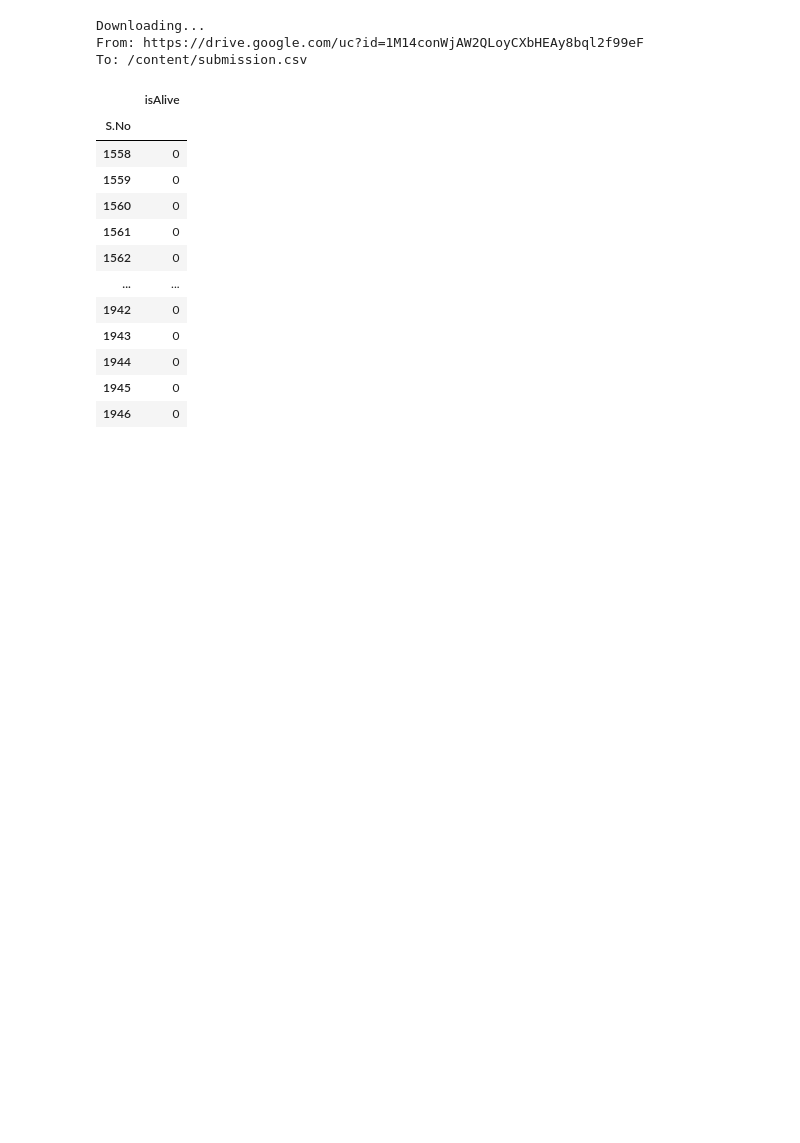
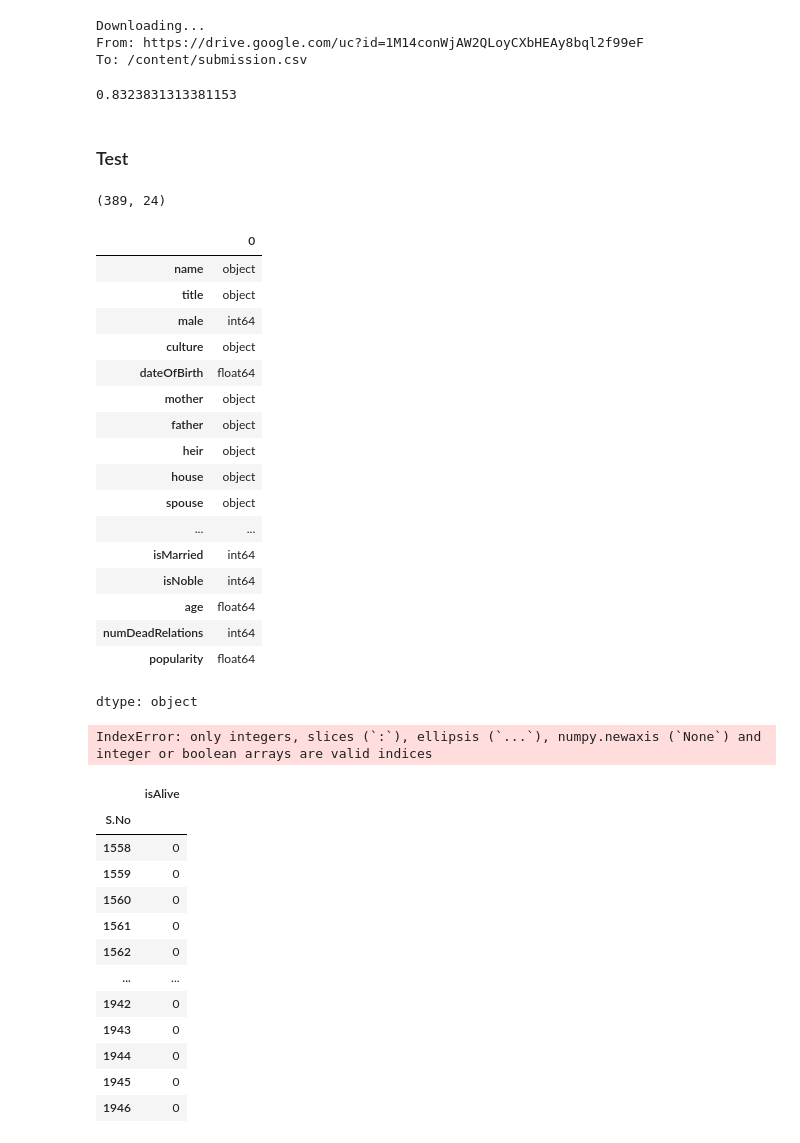
Before and after one commit to TastyButSadly/Notebooks, a Jupyter notebook: week_01_ml_intro/Homework/hw_1_game_of_thrones.ipynb, the cells around one changed output. Saved outputs shown, nothing was run; the diff lists cells and outputs as text; code cells hidden in the pictures; blank space fills up the shorter version.

```diff
--- a/week_01_ml_intro/Homework/hw_1_game_of_thrones.ipynb
+++ b/week_01_ml_intro/Homework/hw_1_game_of_thrones.ipynb
@@ -676,6 +810,69 @@ print("Accuracy : %.4f" % accuracy)
 Downloading...
 From: https://drive.google.com/uc?id=1M14conWjAW2QLoyCXbHEAy8bql2f99eF
 To: /content/submission.csv
+# %%
+from sklearn.model_selection import cross_val_score
+
+rf_class = RandomForestClassifier(criterion='entropy', max_depth = 20, min_samples_leaf = 1, min_samples_split = 5, n_estimators = 100)
+rf_class.fit(X, y)
+
+
+y_final = rf_class.predict(X_test)
+cross_val_score(rf_class, X, y, cv=5, scoring='accuracy').mean()
+# %% [output]
+0.8323831313381153
+# %% [markdown]
+### Test
+# %%
+test_data = pd.read_csv('/content/game_of_thrones_test.csv', index_col='S.No')
+test_data.shape
+# %% [output]
+(389, 24)
+# %%
+test_data.dtypes
+# %% [output]
+|  | 0 |
+| name | object |
+| title | object |
+| male | int64 |
+| culture | object |
+| dateOfBirth | float64 |
+| mother | object |
+| father | object |
+| heir | object |
+| house | object |
+| spouse | object |
+| ... | ... |
+| isMarried | int64 |
+| isNoble | int64 |
+| age | float64 |
+| numDeadRelations | int64 |
+| popularity | float64 |
+dtype: object
+# %%
+test_data['age'].fillna(test_data['age'].median(), inplace=True)
+
+test_data.loc[:, test_data.dtypes == 'float'] = test_data.loc[:, test_data.dtypes == 'float'].fillna(0)
+test_data.loc[:, test_data.dtypes == 'object'] = test_data.loc[:, test_data.dtypes == 'object'].fillna('Unknown')
+
+test_data['isPopular'] = test_data.popularity > 0.5
+test_data['boolDeadRelations'] = test_data.numDeadRelations > 0
+test_data.drop(columns=['popularity', 'numDeadRelations'], inplace=True)
+
+test_data.drop(columns=['isAliveMother', 'isAliveSpouse', 'isAliveFather', 'isAliveHeir', 'name', 'mother','father', 'heir', 'spouse','dateOfBirth'], inplace = True)
+
+test_data['culture'] = test_data['culture'].apply(simplify_culture)
+
+
+
+
+test_data[categorical_cols] = encoder.fit_transform(data[categorical_cols], data['isAlive'])
+
+test_data = scaler.transform(test_data)
+
+test_data.sample(10)
+# %% [output]
+IndexError: only integers, slices (`:`), ellipsis (`...`), numpy.newaxis (`None`) and integer or boolean arrays are valid indices
 # %%
 submission = pd.read_csv("/content/submission.csv", index_col='S.No')
 # %%
```
Also changed, not shown: parts of 27 cells of this notebook.
